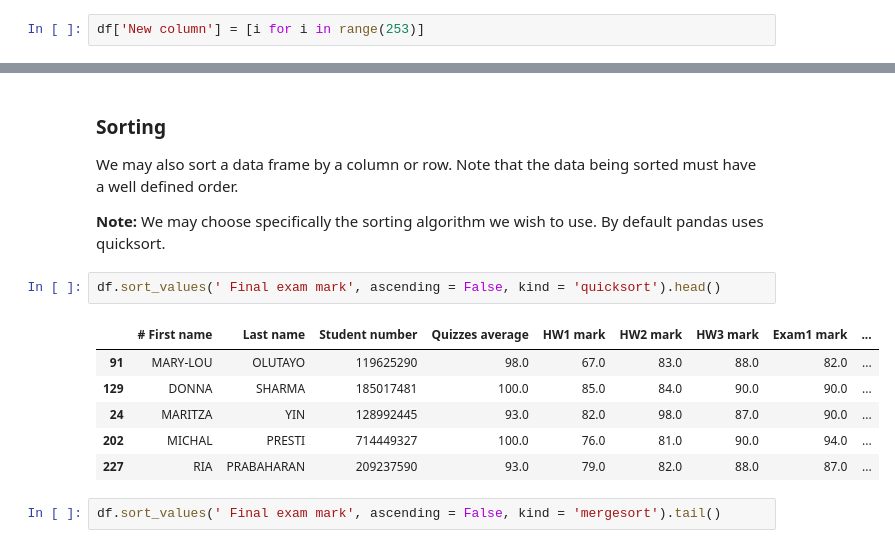
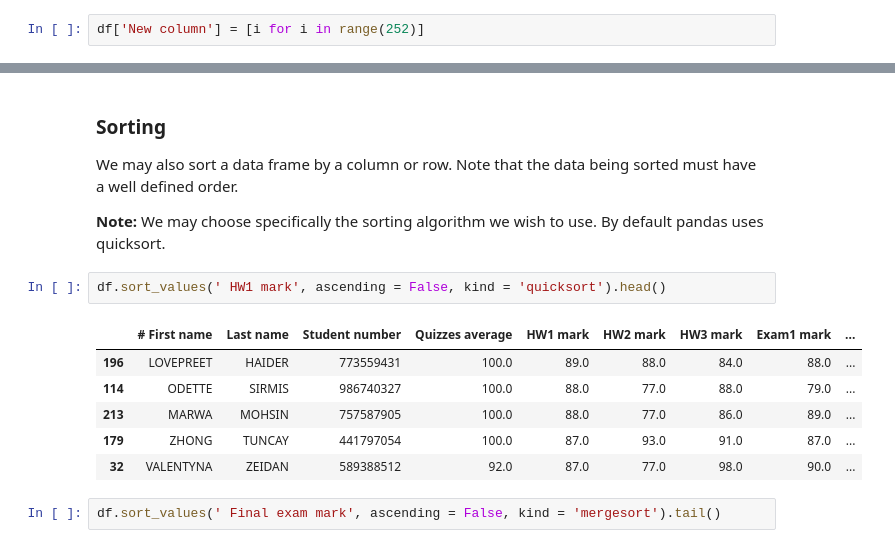
Before and after one commit to JohnTheodoreNicholson/MATH1MP3, a Jupyter notebook: Notes/Completed/14-Pandas-1.ipynb, the cells around one changed output, grey strips where cells are left out. Cells and saved outputs as stored; diff of their text form.

```diff
--- a/Notes/Completed/14-Pandas-1.ipynb
+++ b/Notes/Completed/14-Pandas-1.ipynb
@@ -258,2 +360,2 @@ df.loc[len(df)+1] = ["Mike", "Wazowski", 400130523, 29.9, 29.9, 29.9, 29.9, 22.2
 # %%
-df['New column'] = [i for i in range(253)]
+df['New column'] = [i for i in range(252)]
@@ -306,14 +417,14 @@ We may also sort a data frame by a column or row. Note that the data being sorte
 
 **Note:** We may choose specifically the sorting algorithm we wish to use. By default pandas uses quicksort.
 # %%
-df.sort_values(' Final exam mark', ascending = False, kind = 'quicksort').head()
+df.sort_values(' HW1 mark', ascending = False, kind = 'quicksort').head()
 # %% [output]
 |  | # First name | Last name | Student number | Quizzes average | HW1 mark | HW2 mark | HW3 mark | Exam1 mark | ... |
-| 91 | MARY-LOU | OLUTAYO | 119625290 | 98.0 | 67.0 | 83.0 | 88.0 | 82.0 | ... |
-| 129 | DONNA | SHARMA | 185017481 | 100.0 | 85.0 | 84.0 | 90.0 | 90.0 | ... |
-| 24 | MARITZA | YIN | 128992445 | 93.0 | 82.0 | 98.0 | 87.0 | 90.0 | ... |
-| 202 | MICHAL | PRESTI | 714449327 | 100.0 | 76.0 | 81.0 | 90.0 | 94.0 | ... |
-| 227 | RIA | PRABAHARAN | 209237590 | 93.0 | 79.0 | 82.0 | 88.0 | 87.0 | ... |
+| 196 | LOVEPREET | HAIDER | 773559431 | 100.0 | 89.0 | 88.0 | 84.0 | 88.0 | ... |
+| 114 | ODETTE | SIRMIS | 986740327 | 100.0 | 88.0 | 77.0 | 88.0 | 79.0 | ... |
+| 213 | MARWA | MOHSIN | 757587905 | 100.0 | 88.0 | 77.0 | 86.0 | 89.0 | ... |
+| 179 | ZHONG | TUNCAY | 441797054 | 100.0 | 87.0 | 93.0 | 91.0 | 87.0 | ... |
+| 32 | VALENTYNA | ZEIDAN | 589388512 | 92.0 | 87.0 | 77.0 | 98.0 | 90.0 | ... |
 # %%
 df.sort_values(' Final exam mark', ascending = False, kind = 'mergesort').tail()
 # %% [output]
```
Also changed, not shown: parts of 28 cells of this notebook, 5 other files.
